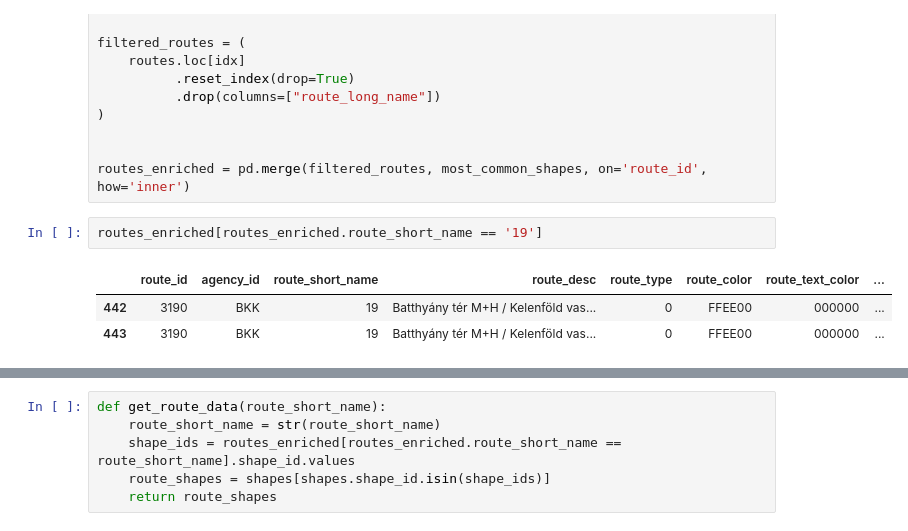
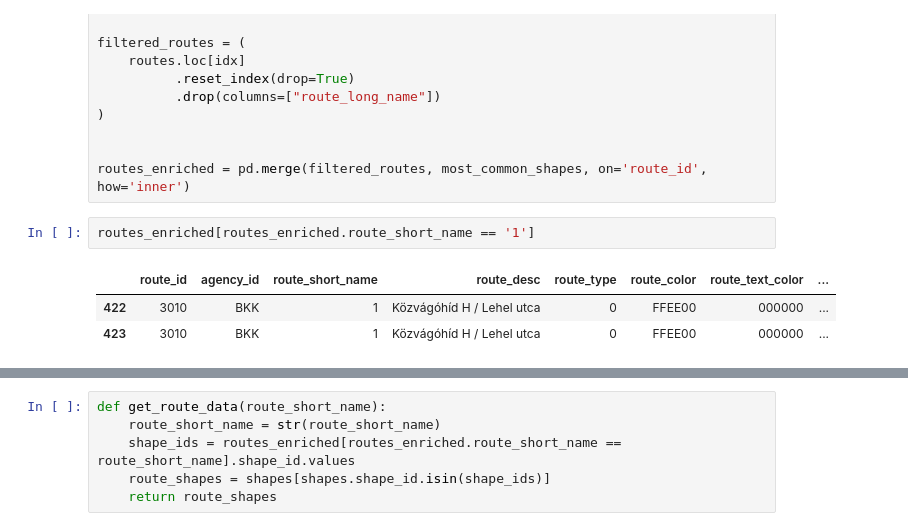
Before and after one commit to urbanicsandras/budapest_time_travel, a Jupyter notebook: notebooks/vizualize_v02.ipynb, the cells around one changed output, grey strips where cells are left out. Drawn from its saved outputs; the diff is of its cells as text.

```diff
--- a/notebooks/vizualize_v02.ipynb
+++ b/notebooks/vizualize_v02.ipynb
@@ -40,8 +40,8 @@ filtered_routes = (
 
 routes_enriched = pd.merge(filtered_routes, most_common_shapes, on='route_id', how='inner')
 # %%
-routes_enriched[routes_enriched.route_short_name == '19']
+routes_enriched[routes_enriched.route_short_name == '1']
 # %% [output]
 |  | route_id | agency_id | route_short_name | route_desc | route_type | route_color | route_text_color | ... |
-| 442 | 3190 | BKK | 19 | Batthyány tér M+H / Kelenföld vas... | 0 | FFEE00 | 000000 | ... |
-| 443 | 3190 | BKK | 19 | Batthyány tér M+H / Kelenföld vas... | 0 | FFEE00 | 000000 | ... |
+| 422 | 3010 | BKK | 1 | Közvágóhíd H / Lehel utca | 0 | FFEE00 | 000000 | ... |
+| 423 | 3010 | BKK | 1 | Közvágóhíd H / Lehel utca | 0 | FFEE00 | 000000 | ... |
```
Also changed, not shown: parts of 9 cells of this notebook, 13 other files.
